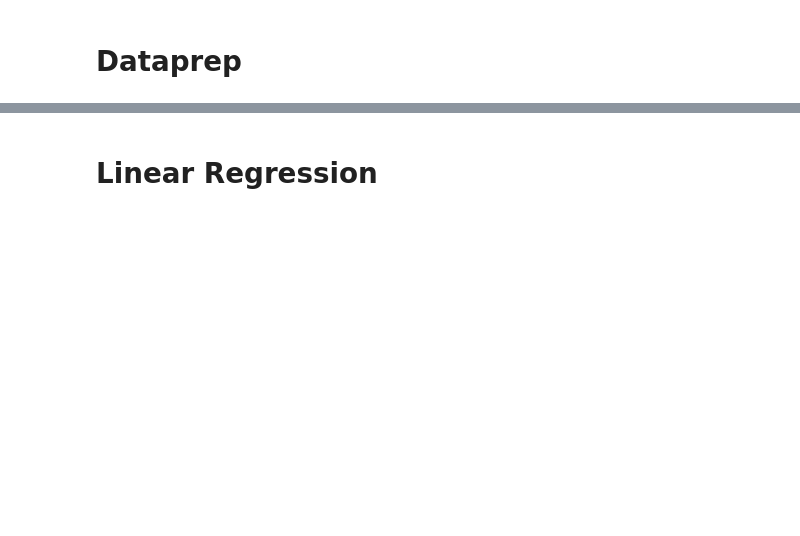
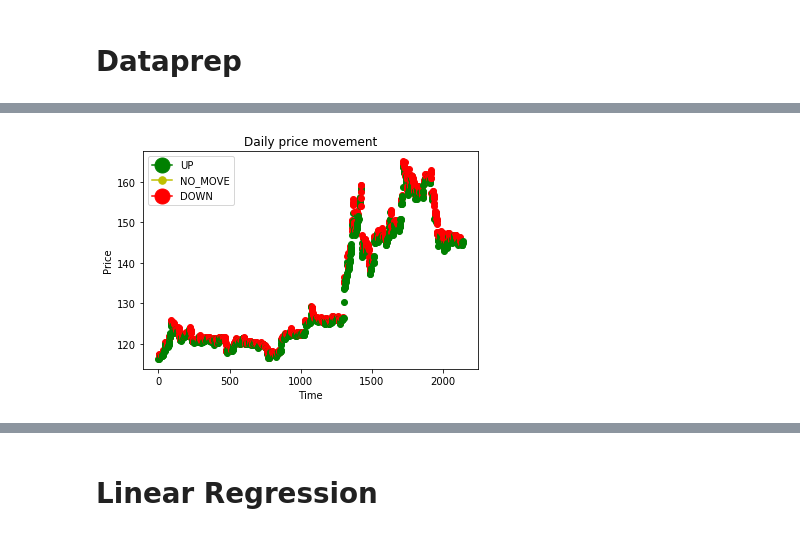
Before and after one commit to tornermarton/SemesterProject, a Jupyter notebook: regression_snapshots.ipynb, the cells around one changed output, grey strips where cells are left out. Saved outputs shown, nothing was run; the diff lists cells and outputs as text; code cells hidden in the pictures; blank space fills up the shorter version.

```diff
--- a/regression_snapshots.ipynb
+++ b/regression_snapshots.ipynb
@@ -19,9 +21,10 @@ from functions import *
 # %%
 np.random.seed(1234)
 # set_random_seed(1234)
+np.set_printoptions(precision=2)
 
 data_root_dir = "data/kraken/"
-n_asset_pairs = 25
+n_asset_pairs = 1
 n_ss_per_file = 1440
 lob_depth = 30
 ss_shape = (2*lob_depth, 3)
@@ -92,8 +69,11 @@ for i in range(n_asset_pairs):
             timestamp = ss[-1]
             wamp = calc_WAMP(ss)
 
-            dataset[global_cnt]["snapshot"] = snapshot[100-lob_depth:100+lob_depth]
-            dataset[global_cnt]["rel_prices"] = [price / wamp for price in snapshot[100-lob_depth:100+lob_depth,0]]
+            dataset[global_cnt]["snapshot"] = np.concatenate((
+                snapshot[0:lob_depth],
+                snapshot[100:100+lob_depth]
+            ))
+            dataset[global_cnt]["rel_prices"] = [price / wamp for price in dataset[global_cnt]["snapshot"][:,0]]
             dataset[global_cnt]["timestamp"] = timestamp
             dataset[global_cnt]["wamp"] = wamp
 
@@ -102,20 +82,20 @@ for i in range(n_asset_pairs):
                 mean = np.mean(dataset["wamp"][global_cnt-delay+1:global_cnt+1])
                 act_wamp = dataset["wamp"][global_cnt-delay]
 
-                if n_labels == 3:
-                    if mean - act_wamp < -(act_wamp*alpha):
-                        dataset[global_cnt-delay]["label"] = -1
+                spread = calc_spread(dataset["snapshot"][global_cnt-delay].flatten(), lob_depth)
 
-                    elif mean - act_wamp > act_wamp*alpha:
-                        dataset[global_cnt-delay]["label"] = 1
-
-                    else:
-                        dataset[global_cnt-delay]["label"] = 0
-                elif n_labels == 2:
-                    if mean < act_wamp:
-                        dataset[global_cnt-delay]["label"] = -1
-                    else:
-                        dataset[global_cnt-delay]["label"] = 1
+                if n_labels == 2:
+                    dataset[global_cnt-delay]["label"] = generate_binary_label(
+                        wamp=act_wamp,
+                        future_wamp_mean=mean,
+                    )
+                elif n_labels == 3:
+                    dataset[global_cnt-delay]["label"] = generate_trinary_label(
+                        wamp=act_wamp,
+                        future_wamp_mean=mean,
+                        spread=spread,
+                        alpha=alpha
+                    )
                 else:
                     raise AttributeError()
 
@@ -139,3 +119,9 @@ DOWN labels: 8690        26.136124394718642%
+# %%
+from functions.market.plots import plot_labels
+
+plot_labels(dataset[::20]["wamp"], dataset[::20]["label"])
+# %% [output]
+[figure, added]
 # %%
 ups = dataset[np.where(dataset["label"] == 1)]
 nomoves = dataset[np.where(dataset["label"] == 0)]
```
Also changed, not shown: parts of 30 cells of this notebook.
